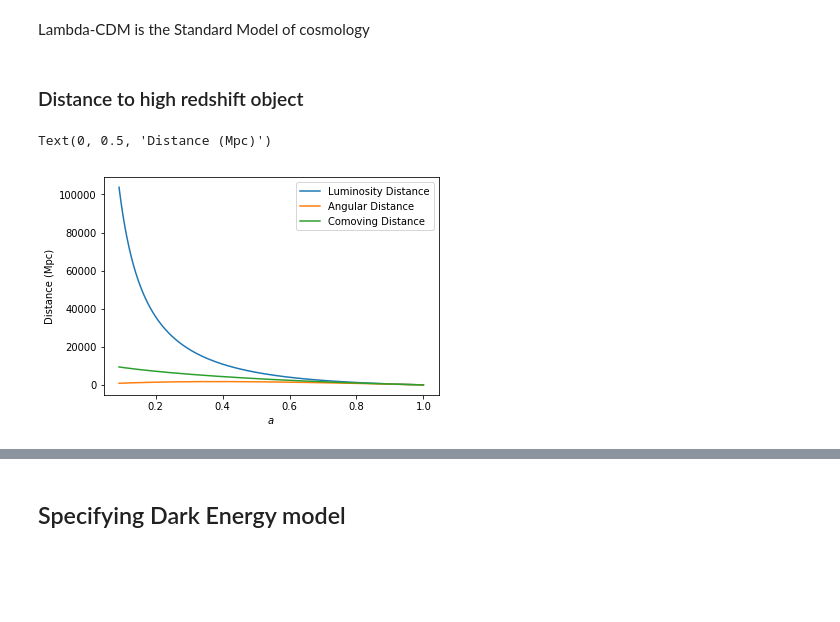
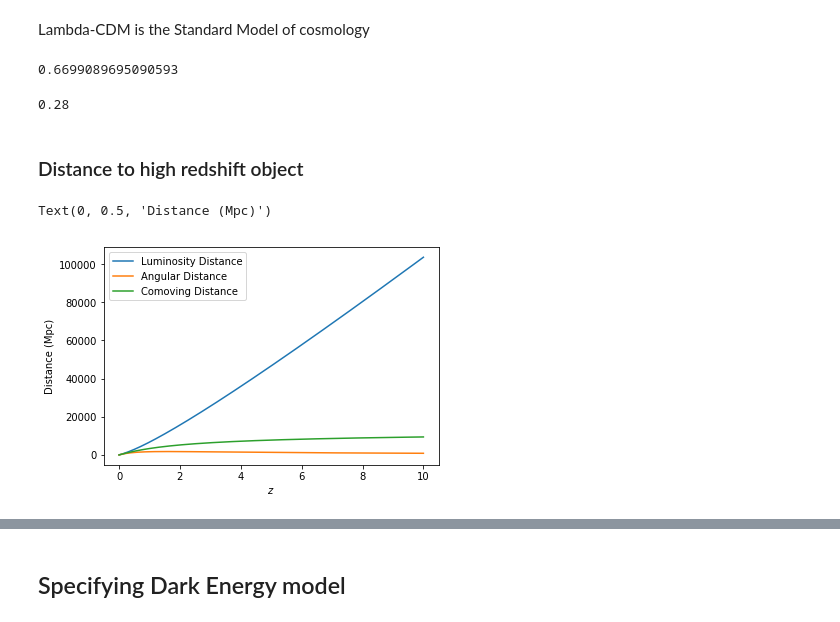
Before and after one commit to rkiman/Cosmology-Final-Project, a Jupyter notebook: CosmologyTutorial.ipynb, the cells around one changed output, grey strips where cells are left out. Cells and saved outputs as stored; diff of their text form; code cells hidden in the pictures; blank space fills up the shorter version.

Commit message:
astropy.cosmology tutorial advanced

```diff
--- a/CosmologyTutorial.ipynb
+++ b/CosmologyTutorial.ipynb
@@ -9,7 +12,15 @@ import matplotlib.pyplot as plt
 # %% [markdown]
 Lambda-CDM is the Standard Model of cosmology
 # %%
-cosmo = FlatLambdaCDM(H0=70, Om0=0.3, Ob0=0.003 ,Tcmb0=2.725)
+cosmo = FlatLambdaCDM(H0=67.74, Om0=0.33, Ob0=0.05 ,Tcmb0=2.725)
+# %%
+cosmo.Ode0
+# %% [output]
+0.6699089695090593
+# %%
+cosmo.Odm0
+# %% [output]
+0.28
 # %% [markdown]
 ### Distance to high redshift object
 # %%
@@ -21,12 +32,12 @@ distmod = 10**((np.array(cosmo.distmod(z)/u.mag)/5)+1)/10**6
 distang = cosmo.angular_diameter_distance(z)/u.Mpc
 distcom = cosmo.comoving_distance(z)
 # %%
-plt.plot(a, distmod,'-', label='Luminosity Distance')
-plt.plot(a, distang,'-', label='Angular Distance')
-plt.plot(a, distcom,'-', label='Comoving Distance')
+plt.plot(z, distmod,'-', label='Luminosity Distance')
+plt.plot(z, distang,'-', label='Angular Distance')
+plt.plot(z, distcom,'-', label='Comoving Distance')
 plt.legend()
-plt.xlabel('$a$')
+plt.xlabel('$z$')
 plt.ylabel('Distance (Mpc)')
 # %% [output]
 Text(0, 0.5, 'Distance (Mpc)')
-[figure, old version]
+[figure, new version]
```
Also changed, not shown: parts of 23 cells of this notebook, 1 other file.
